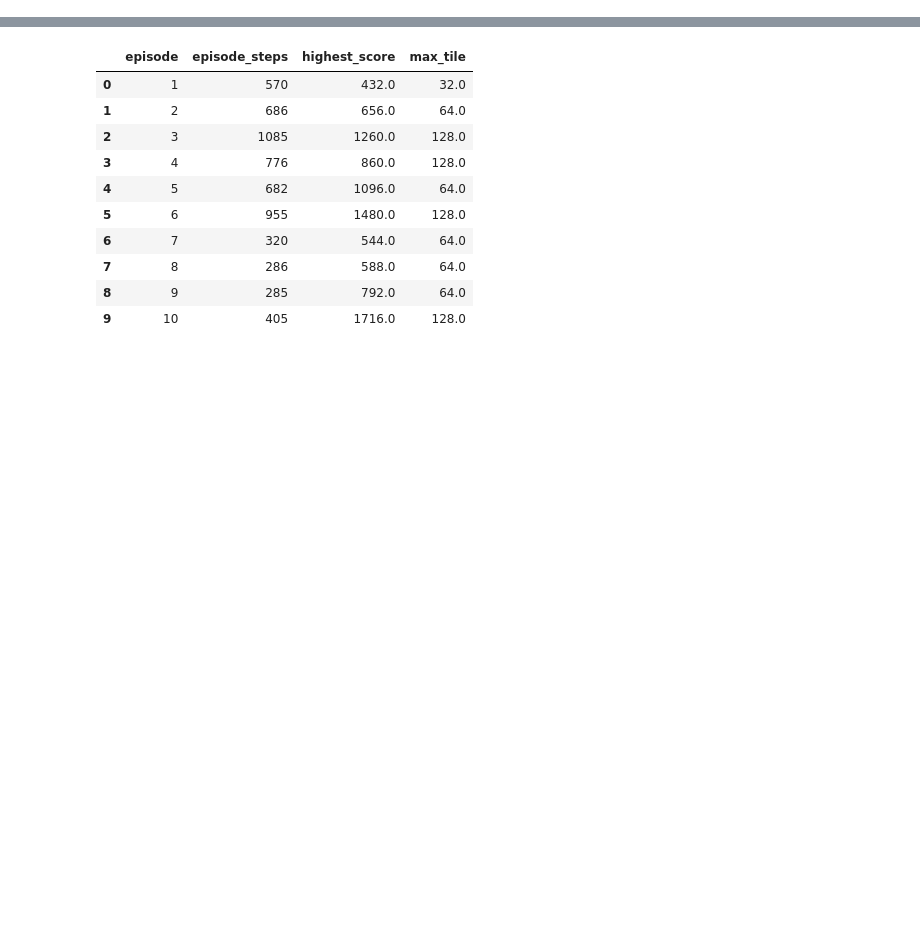
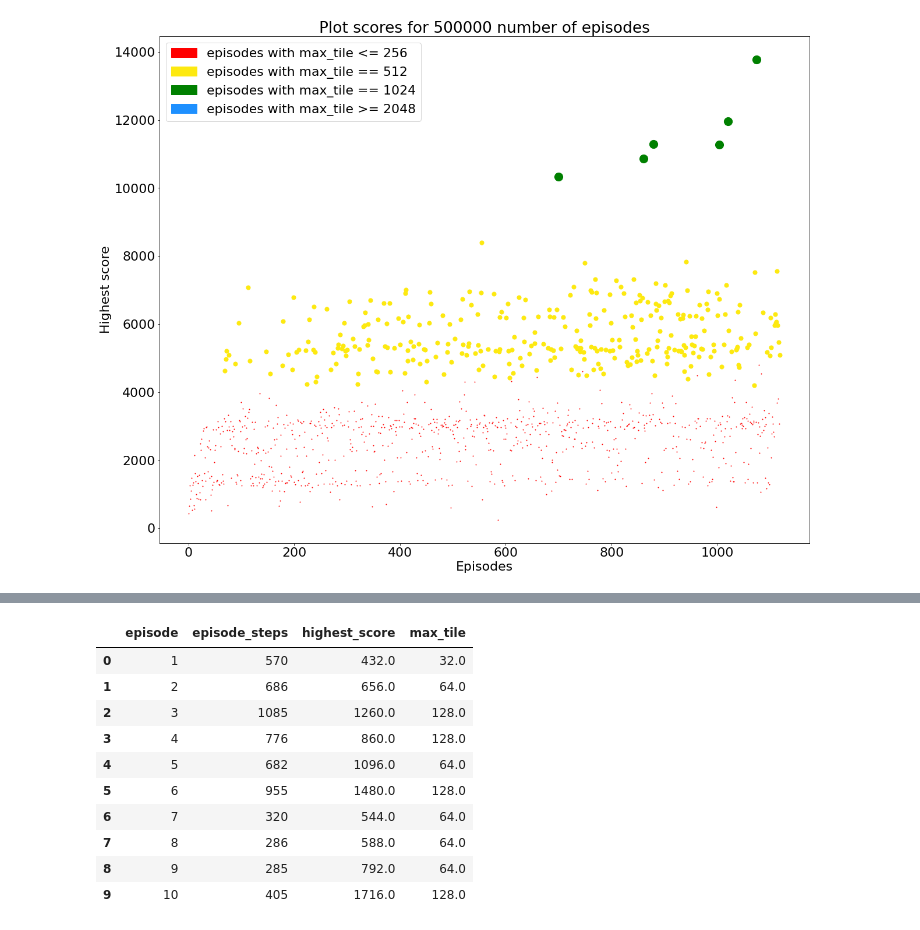
Before and after one commit to francescobianca/2048-DeepQLearning-Approach, a Jupyter notebook: evaluation.ipynb, the cells around one changed output, grey strips where cells are left out. Saved outputs shown, nothing was run; the diff lists cells and outputs as text; code cells hidden in the pictures; blank space fills up the shorter version.

```diff
--- a/evaluation.ipynb
+++ b/evaluation.ipynb
@@ -67,0 +210,6 @@ def plotScores(df, num_episodes):
+# %%
+##### NB_STEPS_TRAINING = int(5e5) #####
+
+num_steps_5e5 = int(5e5)
+df_5e5 = openCsv(str(num_steps_5e5))
+df_5e5.head(10)
@@ -67,0 +247,4 @@ def plotScores(df, num_episodes):
+# %%
+plotScores(df_5e5, num_steps_5e5)
+# %% [output]
+[figure, added]
```
Also changed, not shown: parts of 30 cells of this notebook, 2 other files.
